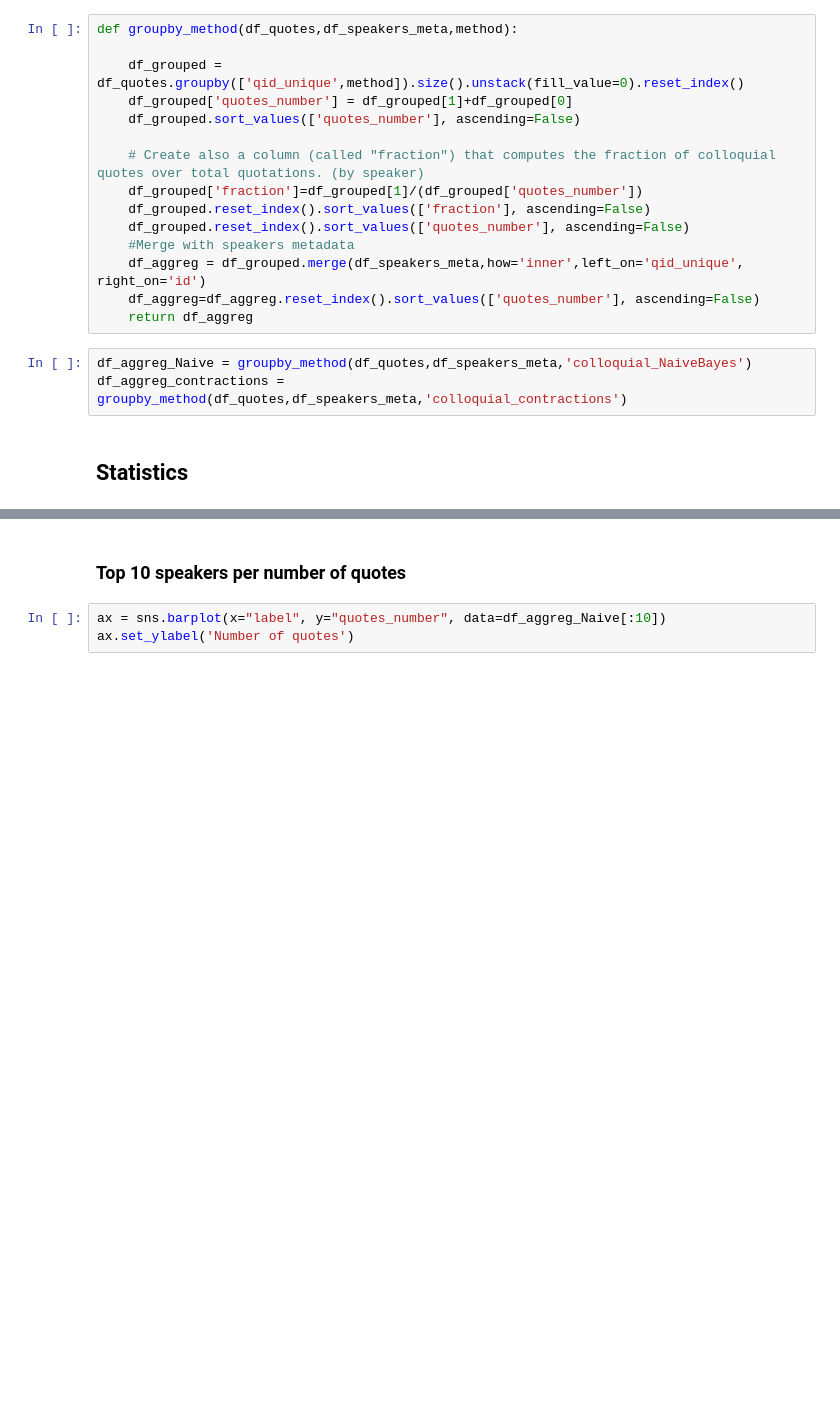
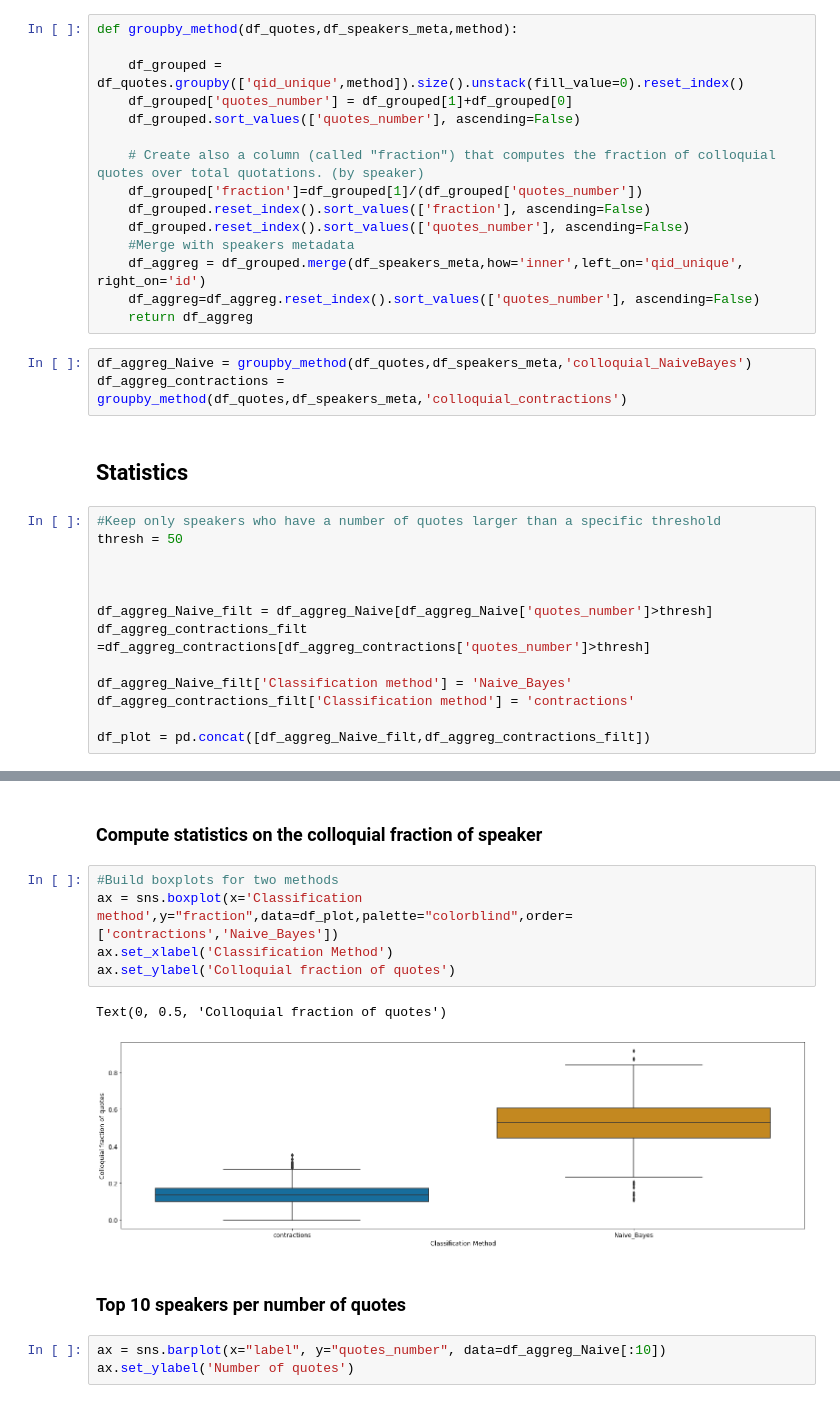
Before and after one commit to epfl-ada/ada-2021-project-adacadabra, a Jupyter notebook: 5_ANALYSIS/M3_Statistics_on_speakers_aggregation.ipynb, the cells around one changed output, grey strips where cells are left out. Drawn from its saved outputs; the diff is of its cells as text; blank space fills up the shorter version.

```diff
--- a/5_ANALYSIS/M3_Statistics_on_speakers_aggregation.ipynb
+++ b/5_ANALYSIS/M3_Statistics_on_speakers_aggregation.ipynb
@@ -115,3 +115,16 @@ df_aggreg_Naive = groupby_method(df_quotes,df_speakers_meta,'colloquial_NaiveBay
 df_aggreg_contractions = groupby_method(df_quotes,df_speakers_meta,'colloquial_contractions')
 # %% [markdown]
 ## Statistics
+# %%
+#Keep only speakers who have a number of quotes larger than a specific threshold
+thresh = 50
+
+
+
+df_aggreg_Naive_filt = df_aggreg_Naive[df_aggreg_Naive['quotes_number']>thresh]
+df_aggreg_contractions_filt =df_aggreg_contractions[df_aggreg_contractions['quotes_number']>thresh]
+
+df_aggreg_Naive_filt['Classification method'] = 'Naive_Bayes'
+df_aggreg_contractions_filt['Classification method'] = 'contractions'
+
+df_plot = pd.concat([df_aggreg_Naive_filt,df_aggreg_contractions_filt])
@@ -118,3 +158,13 @@ df_aggreg_contractions = groupby_method(df_quotes,df_speakers_meta,'colloquial_c
+# %% [markdown]
+### Compute statistics on the colloquial fraction of speaker
+# %%
+#Build boxplots for two methods
+ax = sns.boxplot(x='Classification method',y="fraction",data=df_plot,palette="colorblind",order=['contractions','Naive_Bayes'])
+ax.set_xlabel('Classification Method')
+ax.set_ylabel('Colloquial fraction of quotes')
+# %% [output]
+Text(0, 0.5, 'Colloquial fraction of quotes')
+[figure, added]
 # %% [markdown]
 ### Top 10 speakers per number of quotes
 # %%
```
Also changed, not shown: parts of 10 cells of this notebook.
